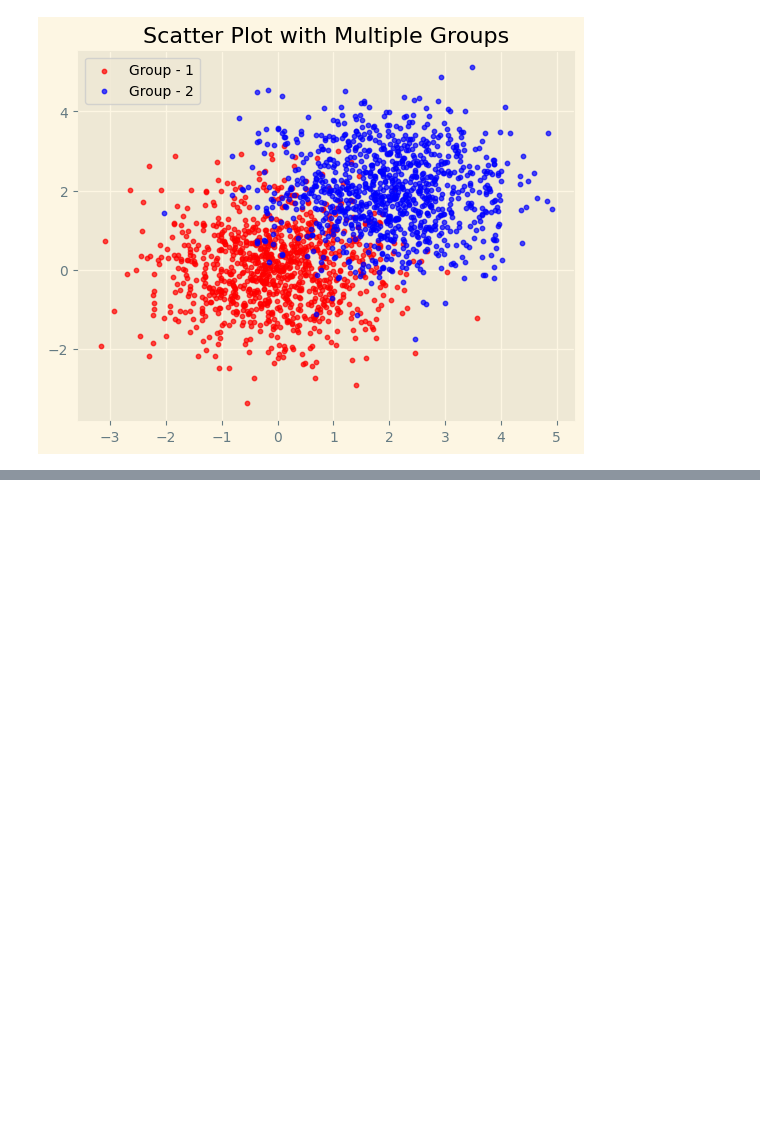
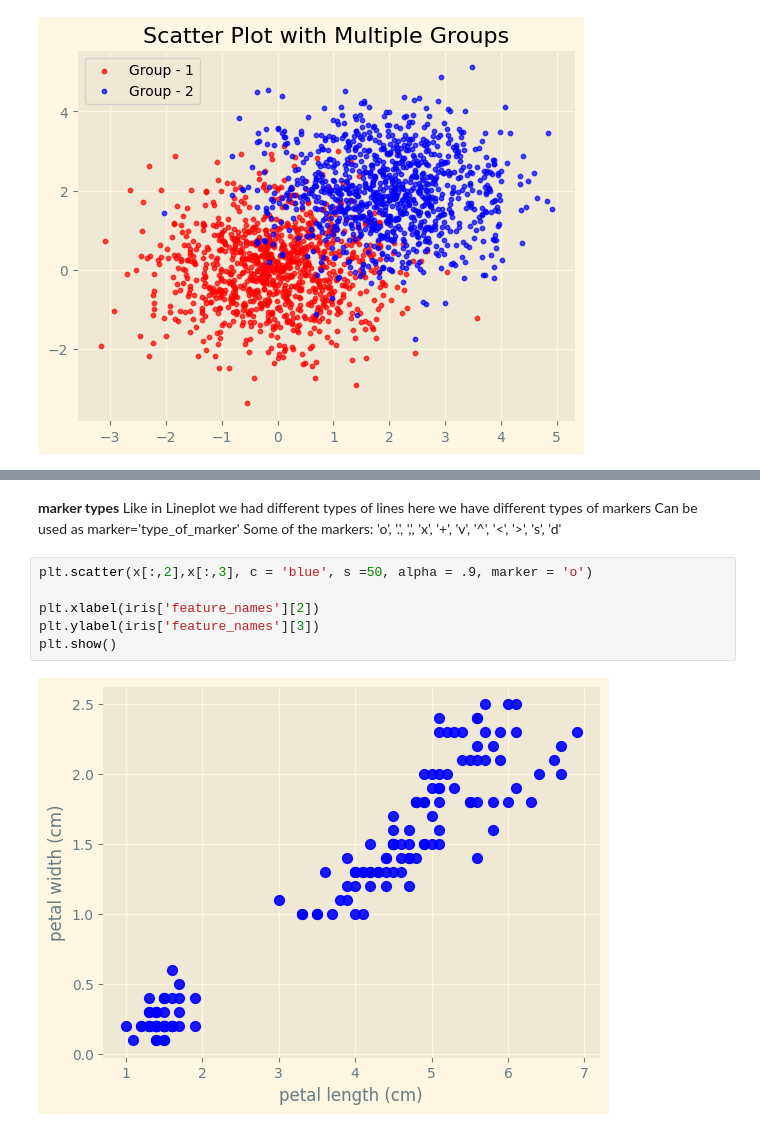
Before and after one commit to ujjwaljha1/Python, a Jupyter notebook: Libraries/Matplotlib.ipynb, the cells around one changed output, grey strips where cells are left out. Cells and saved outputs as stored; diff of their text form; blank space fills up the shorter version.

```diff
--- a/Libraries/Matplotlib.ipynb
+++ b/Libraries/Matplotlib.ipynb
@@ -316,0 +336,10 @@ plt.show()
+# %% [markdown]
+**marker types** Like in Lineplot we had different types of lines here we have different types of markers Can be used as marker='type_of_marker' Some of the markers: 'o', '.', ',', 'x', '+', 'v', '^', '<', '>', 's', 'd'
+# %%
+plt.scatter(x[:,2],x[:,3], c = 'blue', s =50, alpha = .9, marker = 'o')
+
+plt.xlabel(iris['feature_names'][2])
+plt.ylabel(iris['feature_names'][3])
+plt.show()
+# %% [output]
+[figure, added]
```
Also changed, not shown: parts of 2 cells of this notebook, 1 other file.
